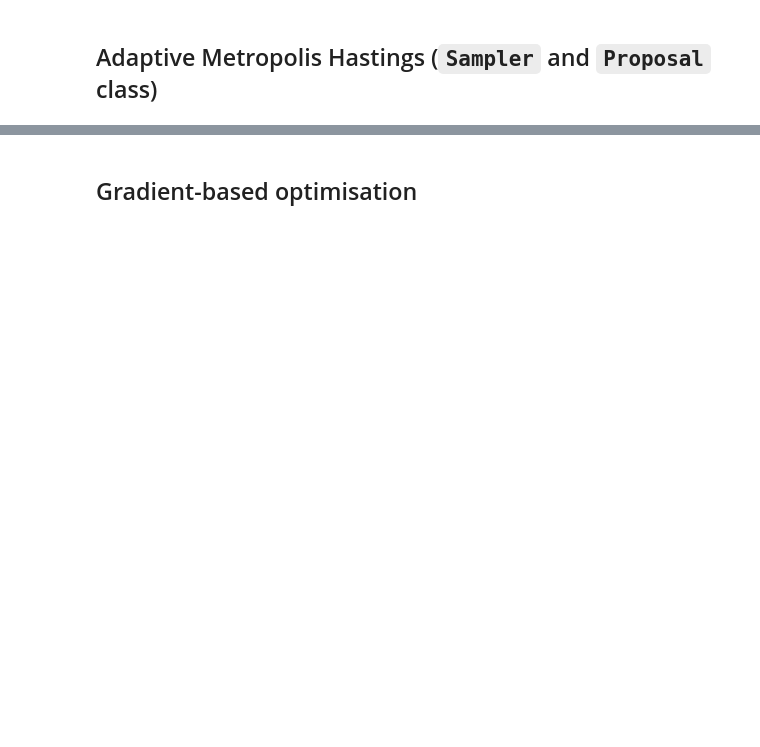
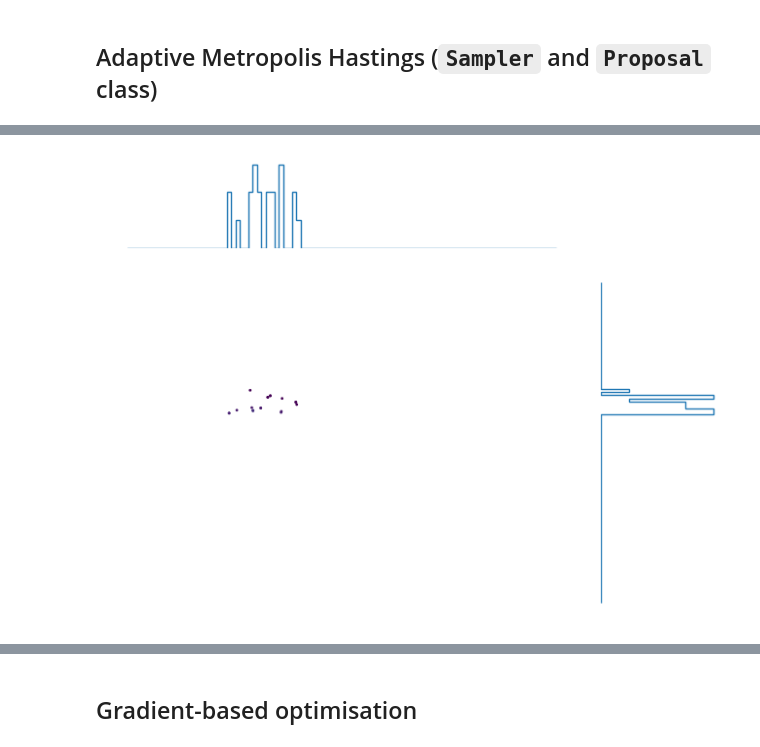
Before and after one commit to mark-hobbs/articles, a Jupyter notebook: design-space-exploration/design-space-exploration.ipynb, the cells around one changed output, grey strips where cells are left out. Drawn from its saved outputs; the diff is of its cells as text; code cells hidden in the pictures; blank space fills up the shorter version.

```diff
--- a/design-space-exploration/design-space-exploration.ipynb
+++ b/design-space-exploration/design-space-exploration.ipynb
@@ -551,5 +579,5 @@ scatter_hist(samples[:, 0], samples[:, 1], p, ax, ax_histx, ax_histy)
 # %%
-marginal_posterior = False
+marginal_posterior = True
 
 if marginal_posterior:
     def scatter_hist(x, y, p, ax, ax_histx, ax_histy):
@@ -585,33 +613,35 @@ if marginal_posterior:
 
     def update(frame):
         end_index = min((frame + 1) * batch_size, len(samples))
         x, y = samples[:end_index, 0], samples[:end_index, 1]
         pvals = p[:end_index]
 
         # Update scatter
         sc.set_offsets(np.column_stack((x, y)))
         sc.set_array(np.array(pvals))
 
         # Update histograms
         ax_histx.cla()
         ax_histy.cla()
         ax_histx.hist(x, bins=xbins, density=True, histtype="step")
         ax_histy.hist(y, bins=ybins, density=True, histtype="step", orientation="horizontal")
 
         # Remove axes again (cla() resets them)
         for a in [ax_histx, ax_histy]:
             a.set_xticks([])
             a.set_yticks([])
             for spine in a.spines.values():
                 spine.set_visible(False)
             a.set_frame_on(False)
 
         return sc,
 
     ani = animation.FuncAnimation(
         fig, update, frames=num_frames, interval=100, blit=False, repeat=False
     )
     ani.save('marginal-posterior.mp4', writer='ffmpeg', fps=15, dpi=150)
+# %% [output]
+[figure, added]
 # %%
 plot_design_space(X1, X2, Z, samples[:, 0], samples[:, 1], c=p)
 plt.savefig('mcmc.png', dpi=300, bbox_inches='tight')
```
Also changed, not shown: parts of 7 cells of this notebook.
